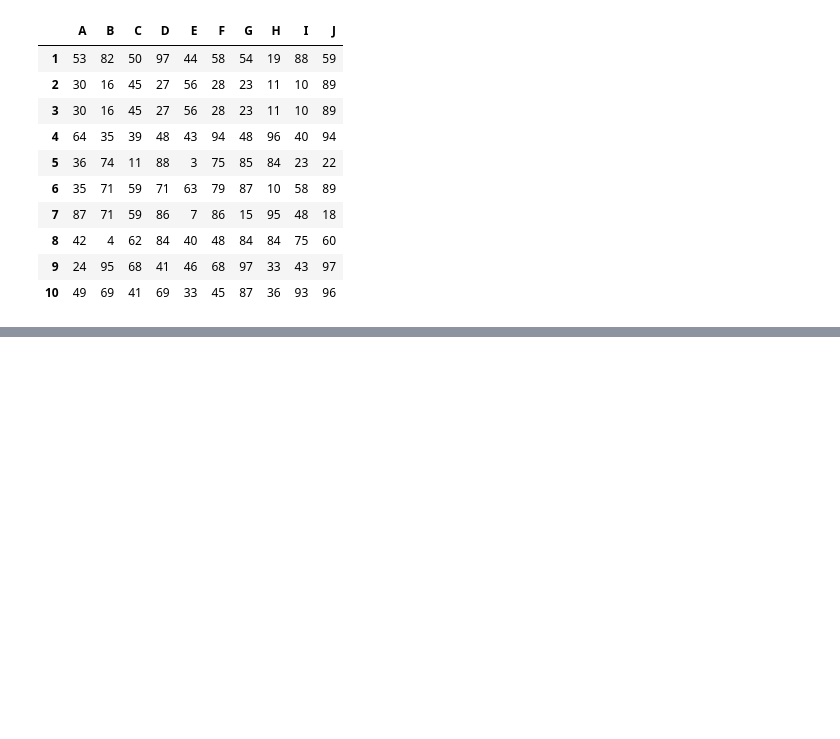
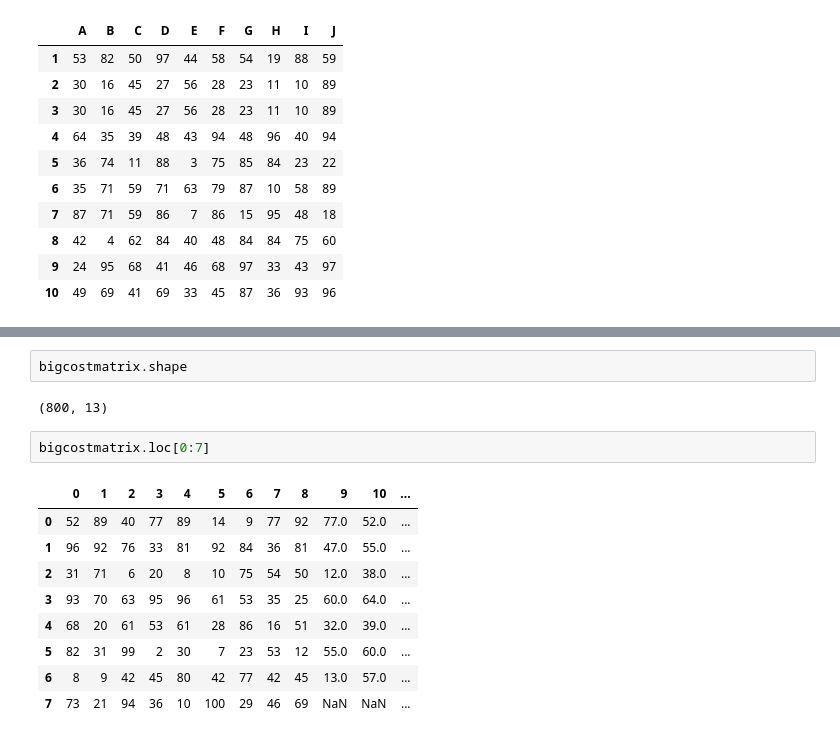
Before and after one commit to mbvollmer/optimization, a Jupyter notebook: Assignment using Greedy Algorithm.ipynb, the cells around one changed output, grey strips where cells are left out. Cells and saved outputs as stored; diff of their text form; blank space fills up the shorter version.

```diff
--- a/Assignment using Greedy Algorithm.ipynb
+++ b/Assignment using Greedy Algorithm.ipynb
@@ -73,0 +145,16 @@ greedyDict2(costmatrix)
+# %%
+bigcostmatrix.shape
+# %% [output]
+(800, 13)
+# %%
+bigcostmatrix.loc[0:7]
+# %% [output]
+|  | 0 | 1 | 2 | 3 | 4 | 5 | 6 | 7 | 8 | 9 | 10 | ... |
+| 0 | 52 | 89 | 40 | 77 | 89 | 14 | 9 | 77 | 92 | 77.0 | 52.0 | ... |
+| 1 | 96 | 92 | 76 | 33 | 81 | 92 | 84 | 36 | 81 | 47.0 | 55.0 | ... |
+| 2 | 31 | 71 | 6 | 20 | 8 | 10 | 75 | 54 | 50 | 12.0 | 38.0 | ... |
+| 3 | 93 | 70 | 63 | 95 | 96 | 61 | 53 | 35 | 25 | 60.0 | 64.0 | ... |
+| 4 | 68 | 20 | 61 | 53 | 61 | 28 | 86 | 16 | 51 | 32.0 | 39.0 | ... |
+| 5 | 82 | 31 | 99 | 2 | 30 | 7 | 23 | 53 | 12 | 55.0 | 60.0 | ... |
+| 6 | 8 | 9 | 42 | 45 | 80 | 42 | 77 | 42 | 45 | 13.0 | 57.0 | ... |
+| 7 | 73 | 21 | 94 | 36 | 10 | 100 | 29 | 46 | 69 | NaN | NaN | ... |
```
Also changed, not shown: parts of 34 cells of this notebook.
